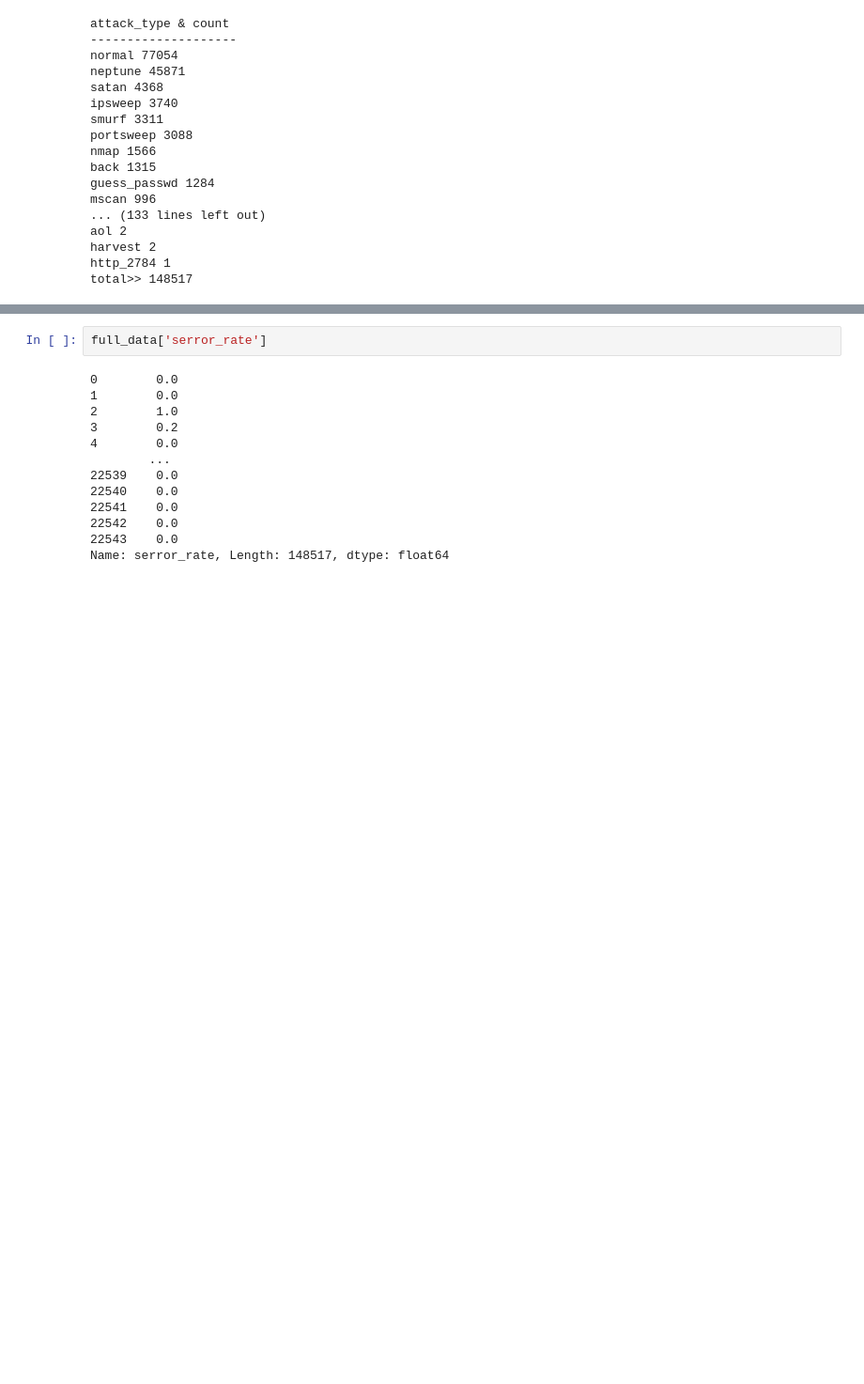
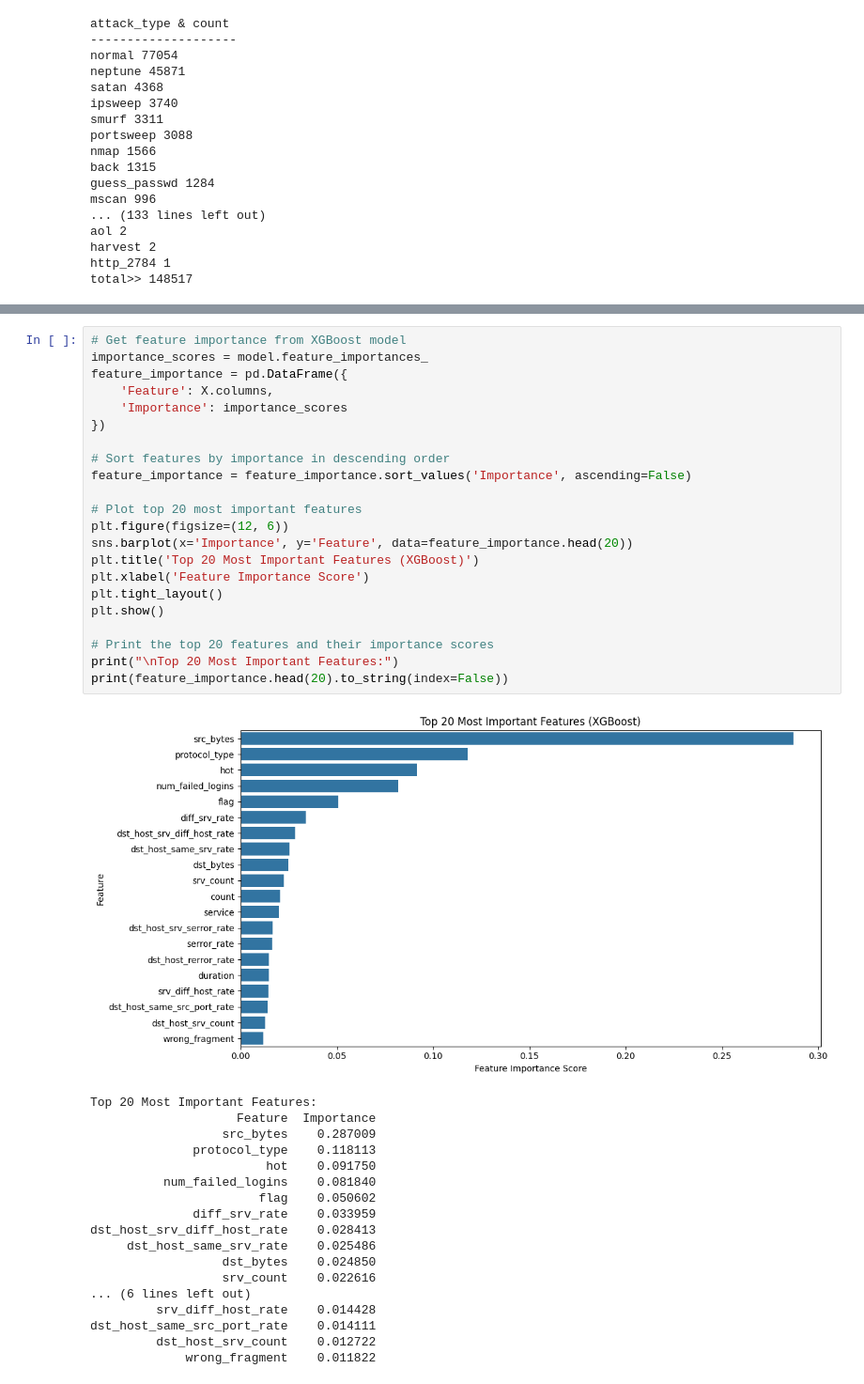
Before and after one commit to barisozmen/python-cookbook, a Jupyter notebook: anomaly-detection-cyber-security.ipynb, the cells around one changed output, grey strips where cells are left out. Shown at 94% size. Cells and saved outputs as stored; diff of their text form; blank space fills up the shorter version.

Commit message:
xgboost modeling with fix

```diff
--- a/anomaly-detection-cyber-security.ipynb
+++ b/anomaly-detection-cyber-security.ipynb
@@ -595,15 +611,41 @@ Likely causes:
-# %%
-full_data['serror_rate']
-# %% [output]
-0        0.0
-1        0.0
-2        1.0
-3        0.2
-4        0.0
-        ...
-22539    0.0
-22540    0.0
-22541    0.0
-22542    0.0
-22543    0.0
-Name: serror_rate, Length: 148517, dtype: float64
+# %%
+# Get feature importance from XGBoost model
+importance_scores = model.feature_importances_
+feature_importance = pd.DataFrame({
+    'Feature': X.columns,
+    'Importance': importance_scores
+})
+
+# Sort features by importance in descending order
+feature_importance = feature_importance.sort_values('Importance', ascending=False)
+
+# Plot top 20 most important features
+plt.figure(figsize=(12, 6))
+sns.barplot(x='Importance', y='Feature', data=feature_importance.head(20))
+plt.title('Top 20 Most Important Features (XGBoost)')
+plt.xlabel('Feature Importance Score')
+plt.tight_layout()
+plt.show()
+
+# Print the top 20 features and their importance scores
+print("\nTop 20 Most Important Features:")
+print(feature_importance.head(20).to_string(index=False))
+# %% [output]
+[figure, added]
+Top 20 Most Important Features:
+                    Feature  Importance
+                  src_bytes    0.287009
+              protocol_type    0.118113
+                        hot    0.091750
+          num_failed_logins    0.081840
+                       flag    0.050602
+              diff_srv_rate    0.033959
+dst_host_srv_diff_host_rate    0.028413
+     dst_host_same_srv_rate    0.025486
+                  dst_bytes    0.024850
+                  srv_count    0.022616
+... (6 lines left out)
+         srv_diff_host_rate    0.014428
+dst_host_same_src_port_rate    0.014111
+         dst_host_srv_count    0.012722
+             wrong_fragment    0.011822
```
Also changed, not shown: parts of 4 cells of this notebook.
